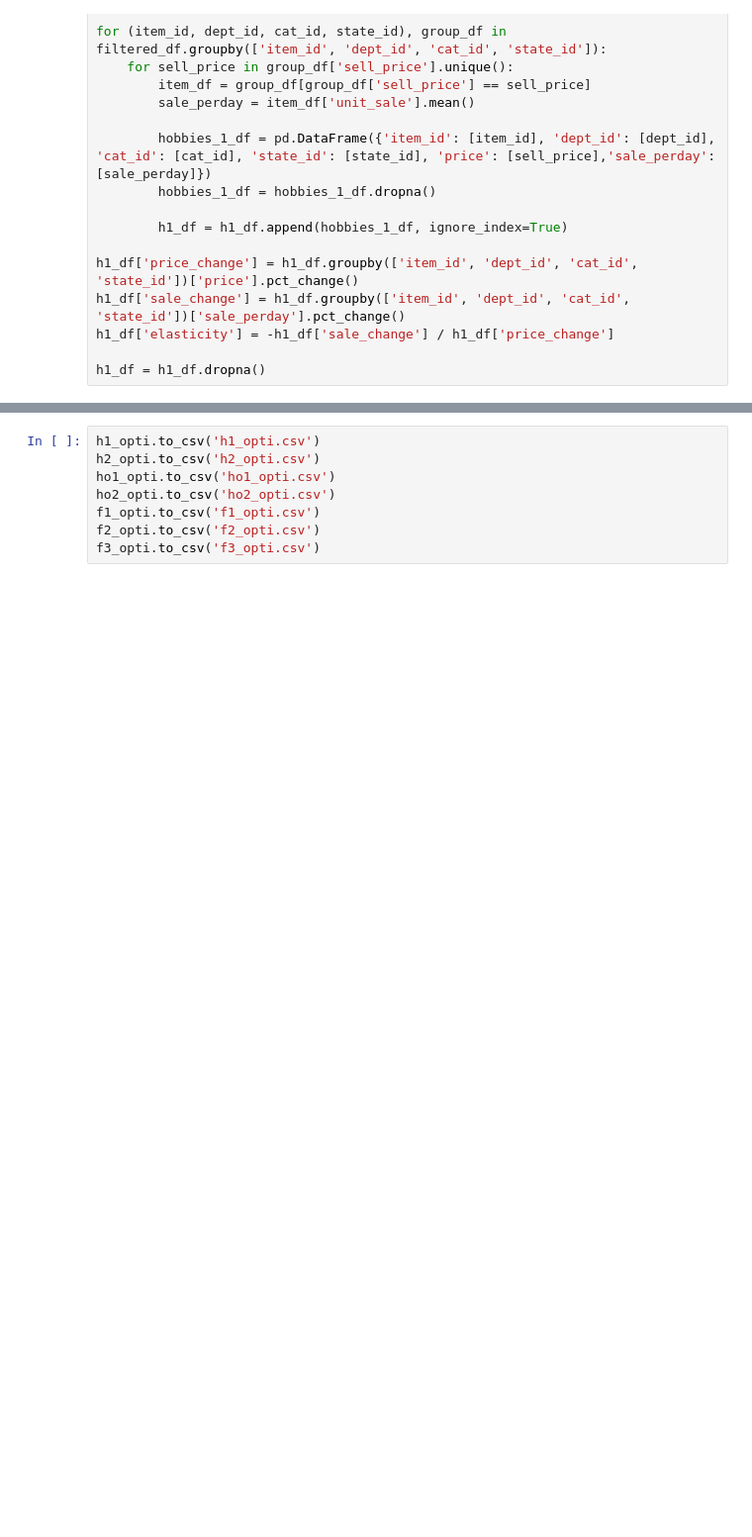
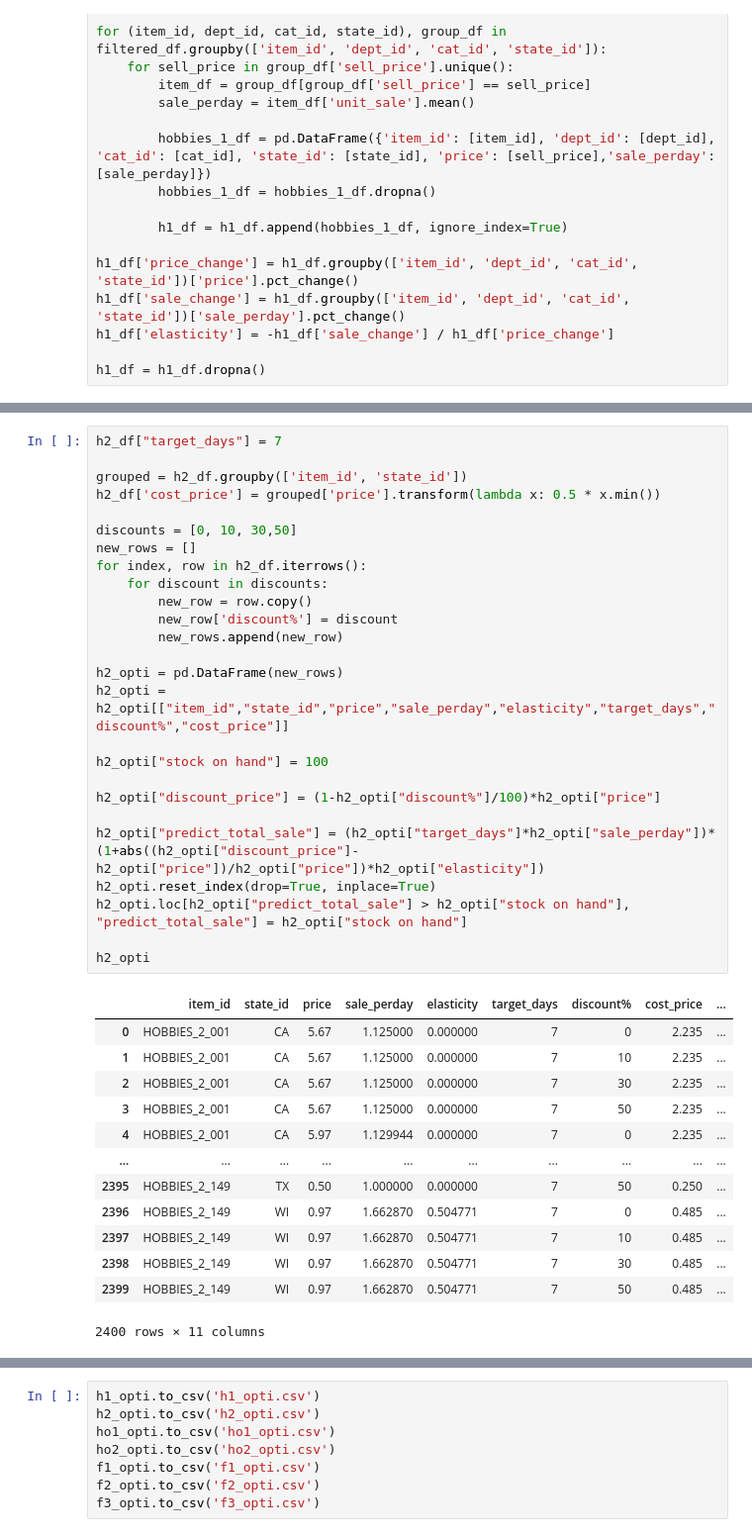
Before and after one commit to janiceivana/DS05_P5, a Jupyter notebook: opti.ipynb, the cells around one changed output, grey strips where cells are left out. Shown at 99% size. Cells and saved outputs as stored; diff of their text form; blank space fills up the shorter version.

```diff
--- a/opti.ipynb
+++ b/opti.ipynb
@@ -281,0 +348,40 @@ h1_opti[h1_opti['item_id']=="HOBBIES_1_100"]
+# %%
+h2_df["target_days"] = 7
+
+grouped = h2_df.groupby(['item_id', 'state_id'])
+h2_df['cost_price'] = grouped['price'].transform(lambda x: 0.5 * x.min())
+
+discounts = [0, 10, 30,50]
+new_rows = []
+for index, row in h2_df.iterrows():
+    for discount in discounts:
+        new_row = row.copy()
+        new_row['discount%'] = discount
+        new_rows.append(new_row)
+
+h2_opti = pd.DataFrame(new_rows)
+h2_opti = h2_opti[["item_id","state_id","price","sale_perday","elasticity","target_days","discount%","cost_price"]]
+
+h2_opti["stock on hand"] = 100
+
+h2_opti["discount_price"] = (1-h2_opti["discount%"]/100)*h2_opti["price"]
+
+h2_opti["predict_total_sale"] = (h2_opti["target_days"]*h2_opti["sale_perday"])*(1+abs((h2_opti["discount_price"]-h2_opti["price"])/h2_opti["price"])*h2_opti["elasticity"])
+h2_opti.reset_index(drop=True, inplace=True)
+h2_opti.loc[h2_opti["predict_total_sale"] > h2_opti["stock on hand"], "predict_total_sale"] = h2_opti["stock on hand"]
+
+h2_opti
+# %% [output]
+|  | item_id | state_id | price | sale_perday | elasticity | target_days | discount% | cost_price | ... |
+| 0 | HOBBIES_2_001 | CA | 5.67 | 1.125000 | 0.000000 | 7 | 0 | 2.235 | ... |
+| 1 | HOBBIES_2_001 | CA | 5.67 | 1.125000 | 0.000000 | 7 | 10 | 2.235 | ... |
+| 2 | HOBBIES_2_001 | CA | 5.67 | 1.125000 | 0.000000 | 7 | 30 | 2.235 | ... |
+| 3 | HOBBIES_2_001 | CA | 5.67 | 1.125000 | 0.000000 | 7 | 50 | 2.235 | ... |
+| 4 | HOBBIES_2_001 | CA | 5.97 | 1.129944 | 0.000000 | 7 | 0 | 2.235 | ... |
+| ... | ... | ... | ... | ... | ... | ... | ... | ... | ... |
+| 2395 | HOBBIES_2_149 | TX | 0.50 | 1.000000 | 0.000000 | 7 | 50 | 0.250 | ... |
+| 2396 | HOBBIES_2_149 | WI | 0.97 | 1.662870 | 0.504771 | 7 | 0 | 0.485 | ... |
+| 2397 | HOBBIES_2_149 | WI | 0.97 | 1.662870 | 0.504771 | 7 | 10 | 0.485 | ... |
+| 2398 | HOBBIES_2_149 | WI | 0.97 | 1.662870 | 0.504771 | 7 | 30 | 0.485 | ... |
+| 2399 | HOBBIES_2_149 | WI | 0.97 | 1.662870 | 0.504771 | 7 | 50 | 0.485 | ... |
+2400 rows × 11 columns
```
Also changed, not shown: parts of 50 cells of this notebook, 2 other files.
